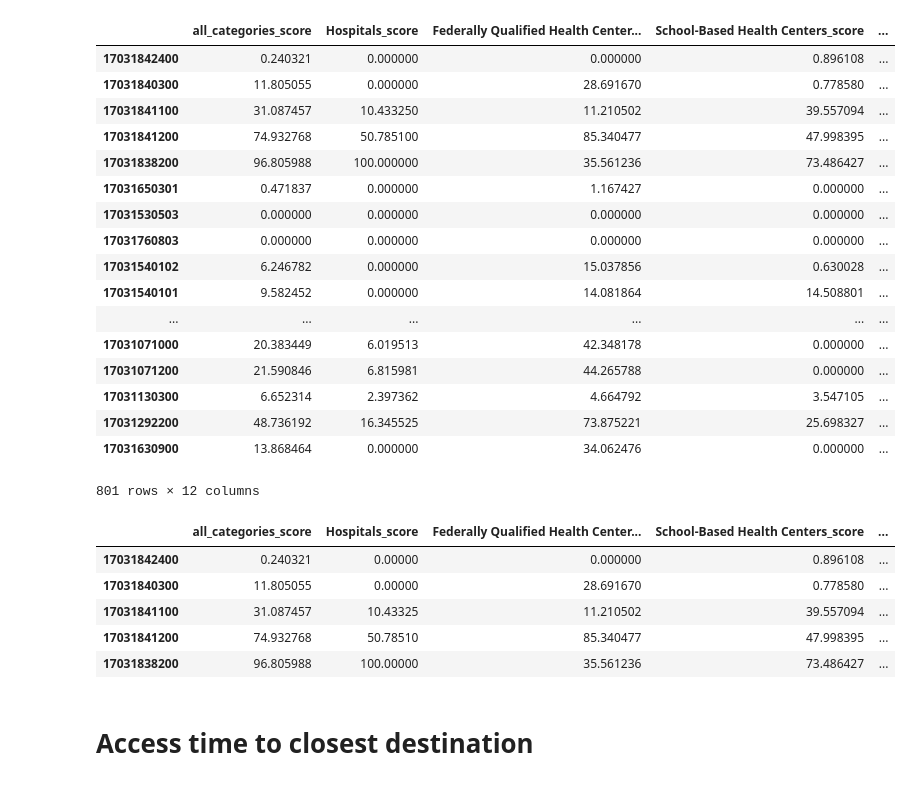
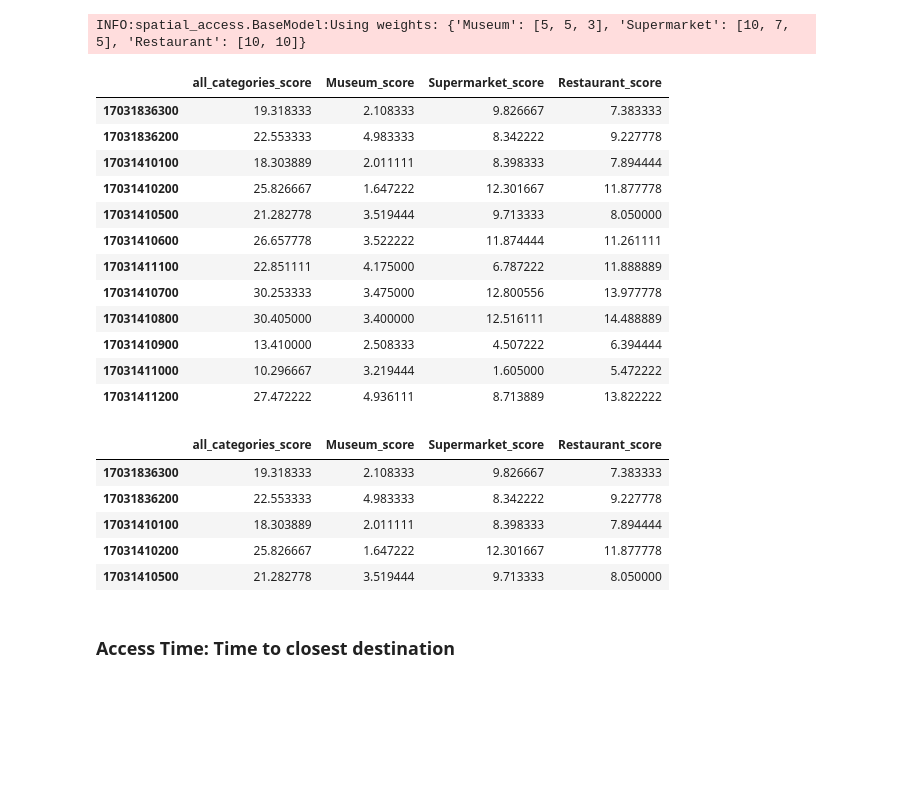
Before and after one commit to GeoDaCenter/spatial_access, a Jupyter notebook: docs/notebooks/simple demo.ipynb, the cells around one changed output. Drawn from its saved outputs; the diff is of its cells as text; code cells hidden in the pictures; blank space fills up the shorter version.

```diff
--- a/docs/notebooks/simple demo.ipynb
+++ b/docs/notebooks/simple demo.ipynb
@@ -137,0 +88,8 @@ category_dict = {
+# %%
+access = AccessModel(network_type='walk',
+                     transit_matrix_filename='data/output_data/matrices/simple_demo_matrix.csv',
+                     sources_filename='data/input_data/sources/hyde_park_tracts.csv',
+                     destinations_filename='data/input_data/destinations/hyde_park_dests.csv',
+                     source_column_names={'idx' : 'geoid10', 'population': 'skip', 'lat': 'lat', 'lon': 'lon'},
+                     dest_column_names={'idx': 'name', 'capacity': 'skip', 'category': 'category', 'lat': 'lat', 'lon': 'lon'},
+                     decay_function = 'linear')
@@ -138,32 +99,35 @@ category_dict = {
+# %%
+category_dict = {
+    "Museum": [5, 5, 3],
+    "Restaurant": [10, 10],
+    "Supermarket": [10, 7, 5]
+}
 # %%
-access.calculate(upper_threshold=1800, normalize=True,
-                 category_weight_dict=category_dict,good_access_threshold=40)
+access.calculate(upper_threshold=1800,
+                 normalize=False,
+                 category_weight_dict=category_dict)
 # %% [output]
+INFO:spatial_access.BaseModel:Using weights: {'Museum': [5, 5, 3], 'Supermarket': [10, 7, 5], 'Restaurant': [10, 10]}
-|  | all_categories_score | Hospitals_score | Federally Qualified Health Center... | School-Based Health Centers_score | ... |
-| 17031842400 | 0.240321 | 0.000000 | 0.000000 | 0.896108 | ... |
-| 17031840300 | 11.805055 | 0.000000 | 28.691670 | 0.778580 | ... |
-| 17031841100 | 31.087457 | 10.433250 | 11.210502 | 39.557094 | ... |
-| 17031841200 | 74.932768 | 50.785100 | 85.340477 | 47.998395 | ... |
-| 17031838200 | 96.805988 | 100.000000 | 35.561236 | 73.486427 | ... |
-| 17031650301 | 0.471837 | 0.000000 | 1.167427 | 0.000000 | ... |
-| 17031530503 | 0.000000 | 0.000000 | 0.000000 | 0.000000 | ... |
-| 17031760803 | 0.000000 | 0.000000 | 0.000000 | 0.000000 | ... |
-| 17031540102 | 6.246782 | 0.000000 | 15.037856 | 0.630028 | ... |
-| 17031540101 | 9.582452 | 0.000000 | 14.081864 | 14.508801 | ... |
-| ... | ... | ... | ... | ... | ... |
-| 17031071000 | 20.383449 | 6.019513 | 42.348178 | 0.000000 | ... |
-| 17031071200 | 21.590846 | 6.815981 | 44.265788 | 0.000000 | ... |
-| 17031130300 | 6.652314 | 2.397362 | 4.664792 | 3.547105 | ... |
-| 17031292200 | 48.736192 | 16.345525 | 73.875221 | 25.698327 | ... |
-| 17031630900 | 13.868464 | 0.000000 | 34.062476 | 0.000000 | ... |
+|  | all_categories_score | Museum_score | Supermarket_score | Restaurant_score |
+| 17031836300 | 19.318333 | 2.108333 | 9.826667 | 7.383333 |
+| 17031836200 | 22.553333 | 4.983333 | 8.342222 | 9.227778 |
+| 17031410100 | 18.303889 | 2.011111 | 8.398333 | 7.894444 |
+| 17031410200 | 25.826667 | 1.647222 | 12.301667 | 11.877778 |
+| 17031410500 | 21.282778 | 3.519444 | 9.713333 | 8.050000 |
+| 17031410600 | 26.657778 | 3.522222 | 11.874444 | 11.261111 |
+| 17031411100 | 22.851111 | 4.175000 | 6.787222 | 11.888889 |
+| 17031410700 | 30.253333 | 3.475000 | 12.800556 | 13.977778 |
+| 17031410800 | 30.405000 | 3.400000 | 12.516111 | 14.488889 |
+| 17031410900 | 13.410000 | 2.508333 | 4.507222 | 6.394444 |
+| 17031411000 | 10.296667 | 3.219444 | 1.605000 | 5.472222 |
+| 17031411200 | 27.472222 | 4.936111 | 8.713889 | 13.822222 |
-801 rows × 12 columns
 # %%
 access.model_results.head()
 # %% [output]
-|  | all_categories_score | Hospitals_score | Federally Qualified Health Center... | School-Based Health Centers_score | ... |
-| 17031842400 | 0.240321 | 0.00000 | 0.000000 | 0.896108 | ... |
-| 17031840300 | 11.805055 | 0.00000 | 28.691670 | 0.778580 | ... |
-| 17031841100 | 31.087457 | 10.43325 | 11.210502 | 39.557094 | ... |
-| 17031841200 | 74.932768 | 50.78510 | 85.340477 | 47.998395 | ... |
-| 17031838200 | 96.805988 | 100.00000 | 35.561236 | 73.486427 | ... |
+|  | all_categories_score | Museum_score | Supermarket_score | Restaurant_score |
+| 17031836300 | 19.318333 | 2.108333 | 9.826667 | 7.383333 |
+| 17031836200 | 22.553333 | 4.983333 | 8.342222 | 9.227778 |
+| 17031410100 | 18.303889 | 2.011111 | 8.398333 | 7.894444 |
+| 17031410200 | 25.826667 | 1.647222 | 12.301667 | 11.877778 |
+| 17031410500 | 21.282778 | 3.519444 | 9.713333 | 8.050000 |
 # %%
@@ -171,2 +135,2 @@ access.model_results.to_csv('access2010.csv')
 # %% [markdown]
-# Access time to closest destination
+### Access Time: Time to closest destination
```
Also changed, not shown: parts of 62 cells of this notebook, 19 other files.
